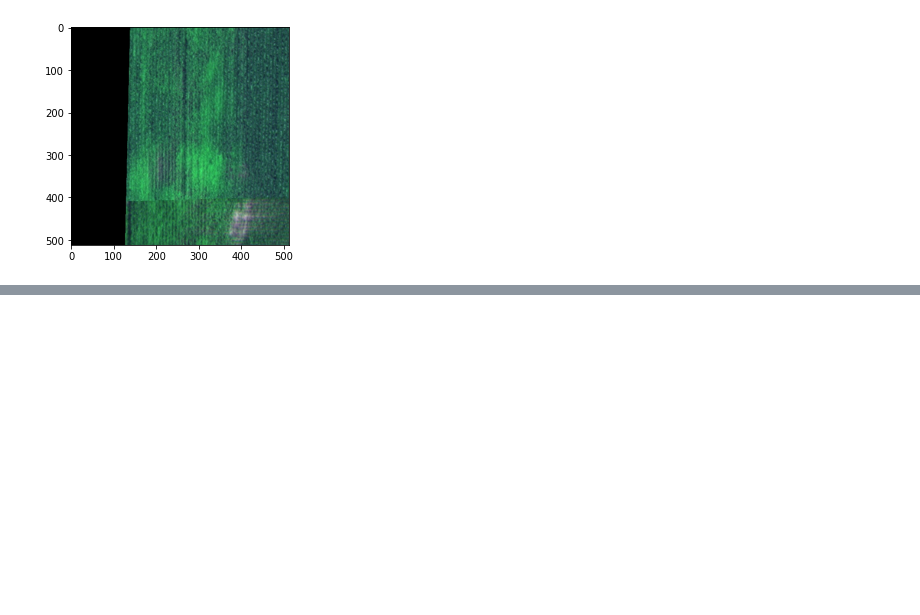
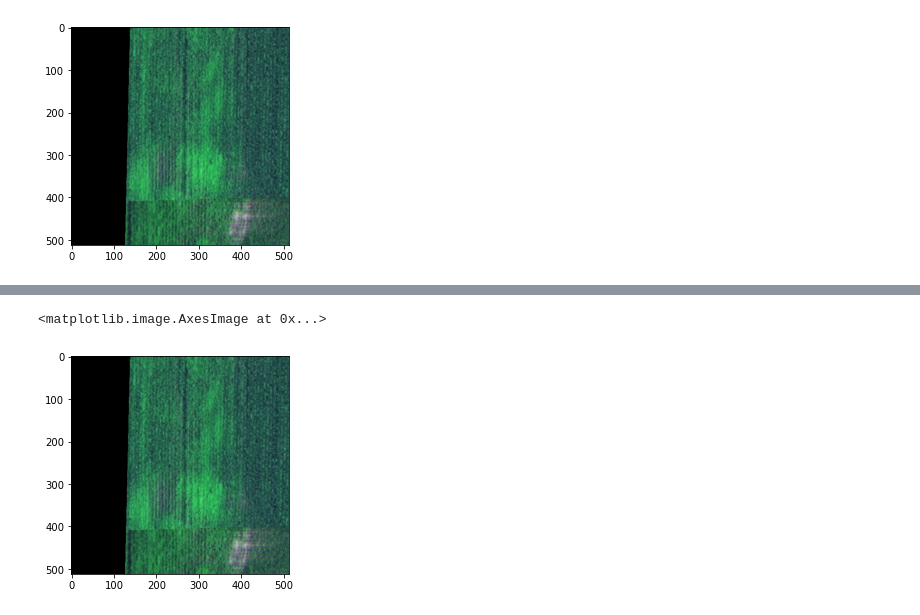
Before and after one commit to AndersonMonken/ANLY590-AgViz2020, a Jupyter notebook: first_go_around.ipynb, the cells around one changed output, grey strips where cells are left out. Cells and saved outputs as stored; diff of their text form; code cells hidden in the pictures; blank space fills up the shorter version.

```diff
--- a/first_go_around.ipynb
+++ b/first_go_around.ipynb
@@ -394,0 +405,5 @@ for i,ax in enumerate(axes.flat):
+# %%
+plt.imshow(x[0,:,:,1:])
+# %% [output]
+<matplotlib.image.AxesImage at 0x...>
+[figure, added]
```
Also changed, not shown: parts of 16 cells of this notebook, 1 other file.
